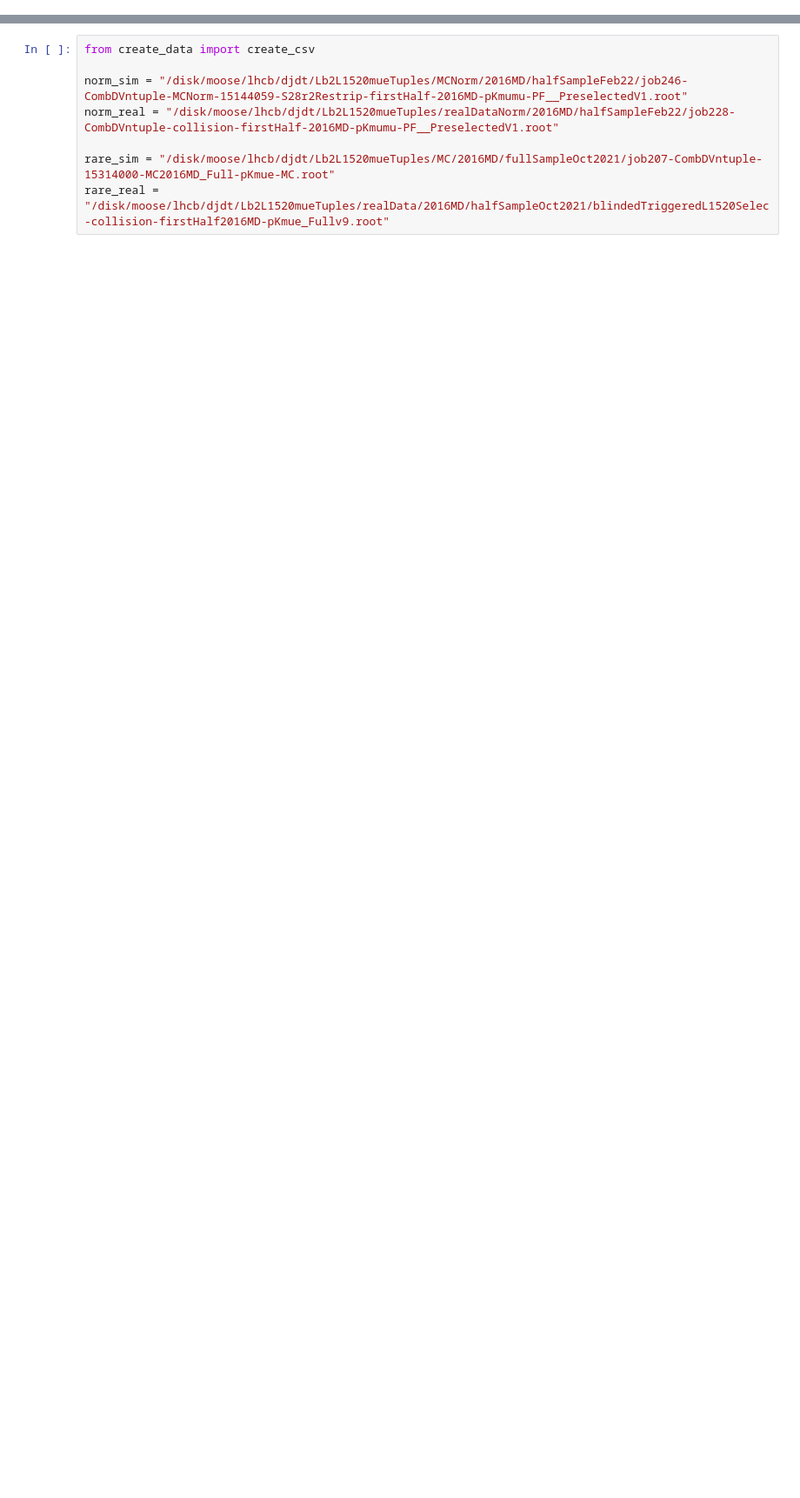
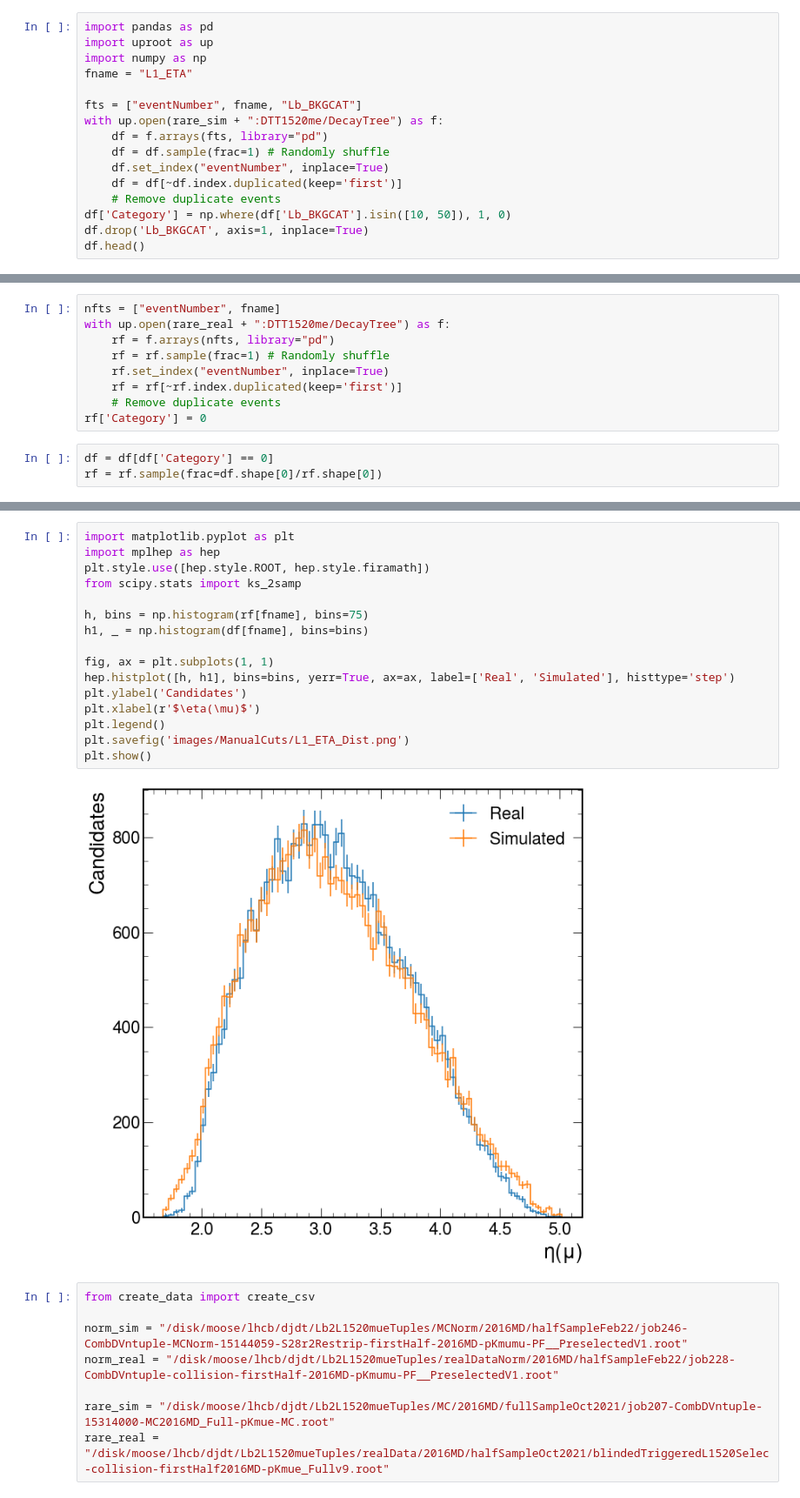
Before and after one commit to ChandlerKenworthy/Y4RareDecayProject, a Jupyter notebook: test.ipynb, the cells around one changed output, grey strips where cells are left out. Shown at 87% size. Cells and saved outputs as stored; diff of their text form; blank space fills up the shorter version.

```diff
--- a/test.ipynb
+++ b/test.ipynb
@@ -0,0 +1,16 @@
+# %%
+import pandas as pd
+import uproot as up
+import numpy as np
+fname = "L1_ETA"
+
+fts = ["eventNumber", fname, "Lb_BKGCAT"]
+with up.open(rare_sim + ":DTT1520me/DecayTree") as f:
+    df = f.arrays(fts, library="pd")
+    df = df.sample(frac=1) # Randomly shuffle
+    df.set_index("eventNumber", inplace=True)
+    df = df[~df.index.duplicated(keep='first')]
+    # Remove duplicate events
+df['Category'] = np.where(df['Lb_BKGCAT'].isin([10, 50]), 1, 0)
+df.drop('Lb_BKGCAT', axis=1, inplace=True)
+df.head()
@@ -0,0 +25,12 @@
+# %%
+nfts = ["eventNumber", fname]
+with up.open(rare_real + ":DTT1520me/DecayTree") as f:
+    rf = f.arrays(nfts, library="pd")
+    rf = rf.sample(frac=1) # Randomly shuffle
+    rf.set_index("eventNumber", inplace=True)
+    rf = rf[~rf.index.duplicated(keep='first')]
+    # Remove duplicate events
+rf['Category'] = 0
+# %%
+df = df[df['Category'] == 0]
+rf = rf.sample(frac=df.shape[0]/rf.shape[0])
@@ -1,3 +41,21 @@
+# %%
+import matplotlib.pyplot as plt
+import mplhep as hep
+plt.style.use([hep.style.ROOT, hep.style.firamath])
+from scipy.stats import ks_2samp
+
+h, bins = np.histogram(rf[fname], bins=75)
+h1, _ = np.histogram(df[fname], bins=bins)
+
+fig, ax = plt.subplots(1, 1)
+hep.histplot([h, h1], bins=bins, yerr=True, ax=ax, label=['Real', 'Simulated'], histtype='step')
+plt.ylabel('Candidates')
+plt.xlabel(r'$\eta(\mu)$')
+plt.legend()
+plt.savefig('images/ManualCuts/L1_ETA_Dist.png')
+plt.show()
+# %% [output]
+[figure, added]
 # %%
 from create_data import create_csv
 
```
Also changed, not shown: parts of 3 cells of this notebook, 3 other files.
